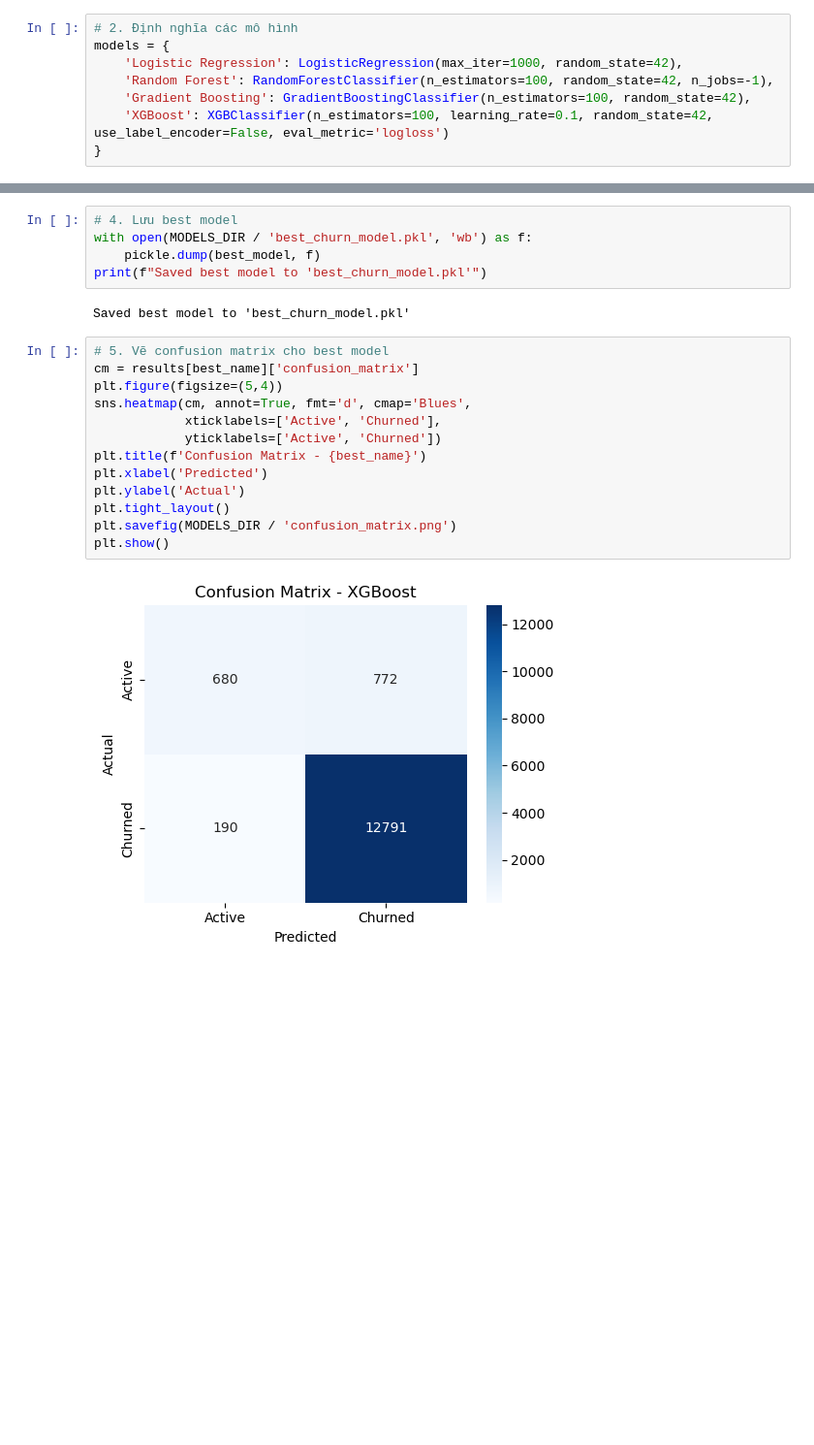
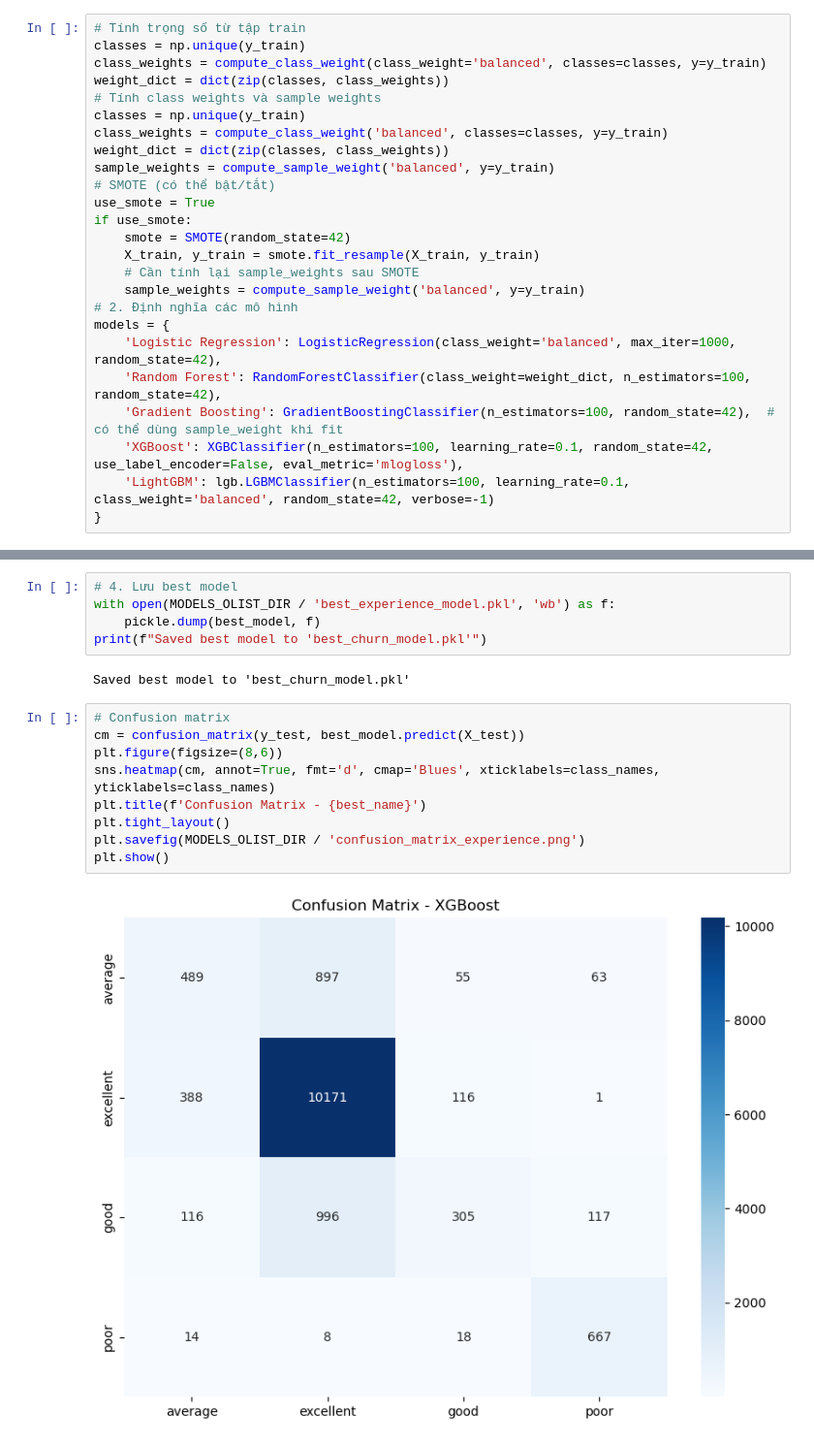
Before and after one commit to zhoang-1/multi-agent-churn-prediction, a Jupyter notebook: notebook/olist/feature engineering/model_training.ipynb, the cells around one changed output, grey strips where cells are left out. Shown at 97% size. Saved outputs shown, nothing was run; the diff lists cells and outputs as text; blank space fills up the shorter version.

```diff
--- a/notebook/olist/feature engineering/model_training.ipynb
+++ b/notebook/olist/feature engineering/model_training.ipynb
@@ -31,10 +43,27 @@ Churn rate - Train: 89.94%, Val: 89.94%, Test: 89.94%
 # %%
+# Tính trọng số từ tập train
+classes = np.unique(y_train)
+class_weights = compute_class_weight(class_weight='balanced', classes=classes, y=y_train)
+weight_dict = dict(zip(classes, class_weights))
+# Tính class weights và sample weights
+classes = np.unique(y_train)
+class_weights = compute_class_weight('balanced', classes=classes, y=y_train)
+weight_dict = dict(zip(classes, class_weights))
+sample_weights = compute_sample_weight('balanced', y=y_train)
+# SMOTE (có thể bật/tắt)
+use_smote = True
+if use_smote:
+    smote = SMOTE(random_state=42)
+    X_train, y_train = smote.fit_resample(X_train, y_train)
+    # Cần tính lại sample_weights sau SMOTE
+    sample_weights = compute_sample_weight('balanced', y=y_train)
 # 2. Định nghĩa các mô hình
 models = {
-    'Logistic Regression': LogisticRegression(max_iter=1000, random_state=42),
-    'Random Forest': RandomForestClassifier(n_estimators=100, random_state=42, n_jobs=-1),
-    'Gradient Boosting': GradientBoostingClassifier(n_estimators=100, random_state=42),
-    'XGBoost': XGBClassifier(n_estimators=100, learning_rate=0.1, random_state=42, use_label_encoder=False, eval_metric='logloss')
+    'Logistic Regression': LogisticRegression(class_weight='balanced', max_iter=1000, random_state=42),
+    'Random Forest': RandomForestClassifier(class_weight=weight_dict, n_estimators=100, random_state=42),
+    'Gradient Boosting': GradientBoostingClassifier(n_estimators=100, random_state=42),  # có thể dùng sample_weight khi fit
+    'XGBoost': XGBClassifier(n_estimators=100, learning_rate=0.1, random_state=42, use_label_encoder=False, eval_metric='mlogloss'),
+    'LightGBM': lgb.LGBMClassifier(n_estimators=100, learning_rate=0.1, class_weight='balanced', random_state=42, verbose=-1)
 }
 # %%
 # 3. Huấn luyện và đánh giá các mô hình
@@ -90,22 +123,18 @@ Best model: XGBoost with AUC = 0.9241
 # %%
 # 4. Lưu best model
-with open(MODELS_DIR / 'best_churn_model.pkl', 'wb') as f:
+with open(MODELS_OLIST_DIR / 'best_experience_model.pkl', 'wb') as f:
     pickle.dump(best_model, f)
 print(f"Saved best model to 'best_churn_model.pkl'")
 # %% [output]
 Saved best model to 'best_churn_model.pkl'
 # %%
-# 5. Vẽ confusion matrix cho best model
-cm = results[best_name]['confusion_matrix']
-plt.figure(figsize=(5,4))
-sns.heatmap(cm, annot=True, fmt='d', cmap='Blues',
-            xticklabels=['Active', 'Churned'],
-            yticklabels=['Active', 'Churned'])
+# Confusion matrix
+cm = confusion_matrix(y_test, best_model.predict(X_test))
+plt.figure(figsize=(8,6))
+sns.heatmap(cm, annot=True, fmt='d', cmap='Blues', xticklabels=class_names, yticklabels=class_names)
 plt.title(f'Confusion Matrix - {best_name}')
-plt.xlabel('Predicted')
-plt.ylabel('Actual')
 plt.tight_layout()
-plt.savefig(MODELS_DIR / 'confusion_matrix.png')
+plt.savefig(MODELS_OLIST_DIR / 'confusion_matrix_experience.png')
 plt.show()
 # %% [output]
-[figure, old version]
+[figure, new version]
```
Also changed, not shown: parts of 7 cells of this notebook, 28 other files.
